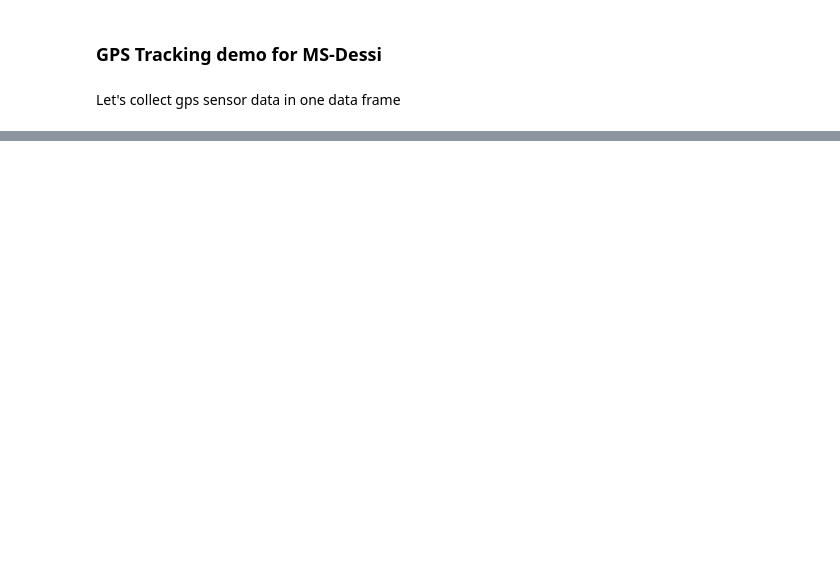
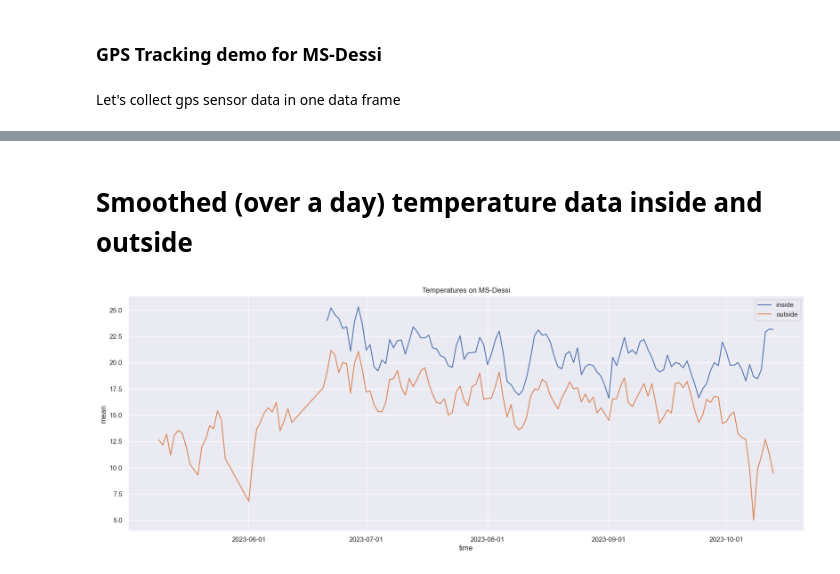
Before and after one commit to iot-lnu/iotlab-smart-ferry, a Jupyter notebook: Dessi-demo.ipynb, the cells around one changed output, grey strips where cells are left out. Cells and saved outputs as stored; diff of their text form; code cells hidden in the pictures; blank space fills up the shorter version.

```diff
--- a/Dessi-demo.ipynb
+++ b/Dessi-demo.ipynb
@@ -62,0 +107,18 @@ Total distance as summed between points in track:
+# %% [markdown]
+# Smoothed (over a day) temperature data inside and outside
+# %%
+sns.set_theme(style="darkgrid")
+plt.figure (figsize = (20, 7))
+ax = plt.subplot()
+
+sns.lineplot(x="time", y="mean", data=df1[["mean"]].resample("1d").median(), label="inside")
+sns.lineplot(x="time", y="mean", data=df2[["mean"]].resample("1d").median(), label="outside")
+
+ax.xaxis.set_major_formatter(
+    matplotlib.dates.DateFormatter("%Y-%m-%d")
+)
+ax.set_title("Temperatures on MS-Dessi")
+ax.legend()
+plt.show()
+# %% [output]
+[figure, added]
```
Also changed, not shown: parts of 26 cells of this notebook.
